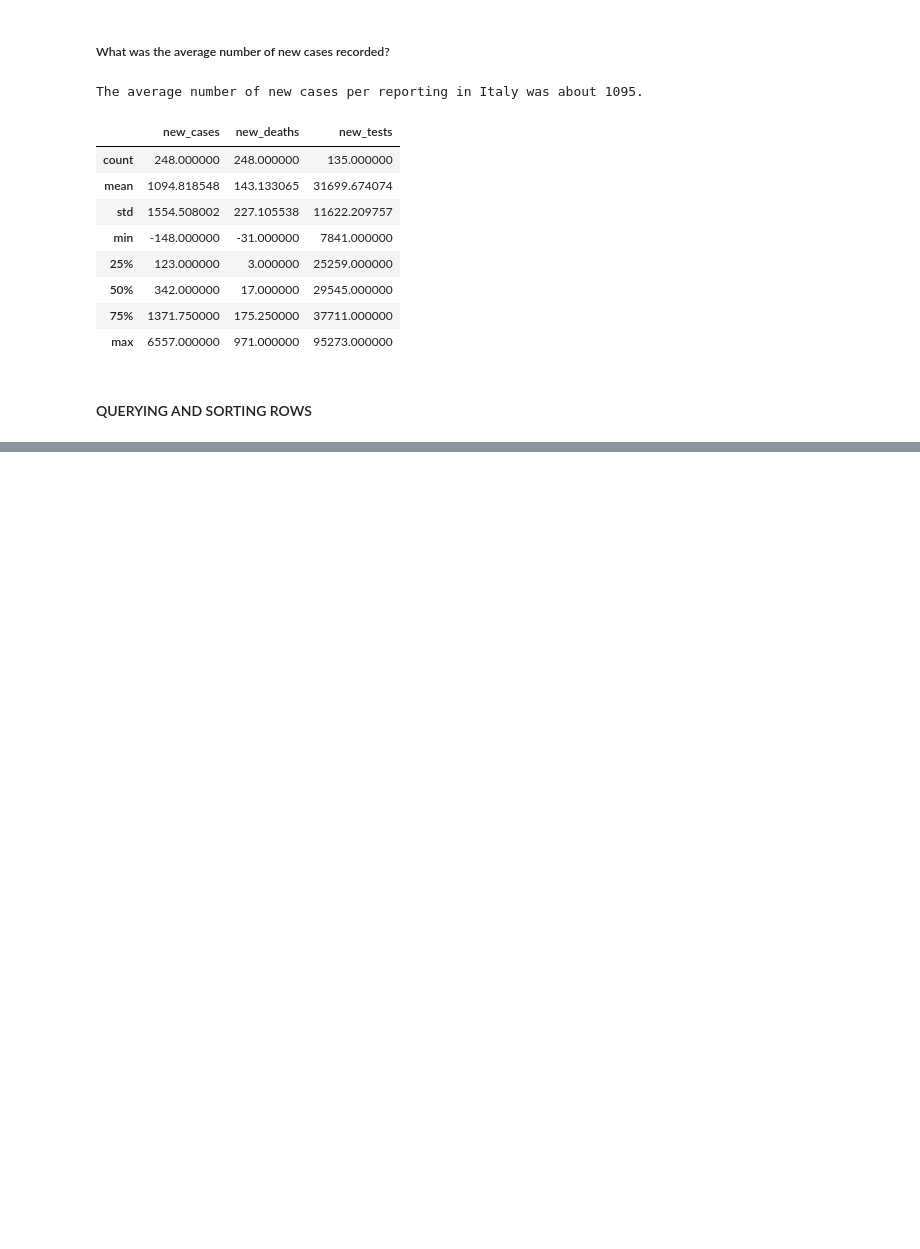
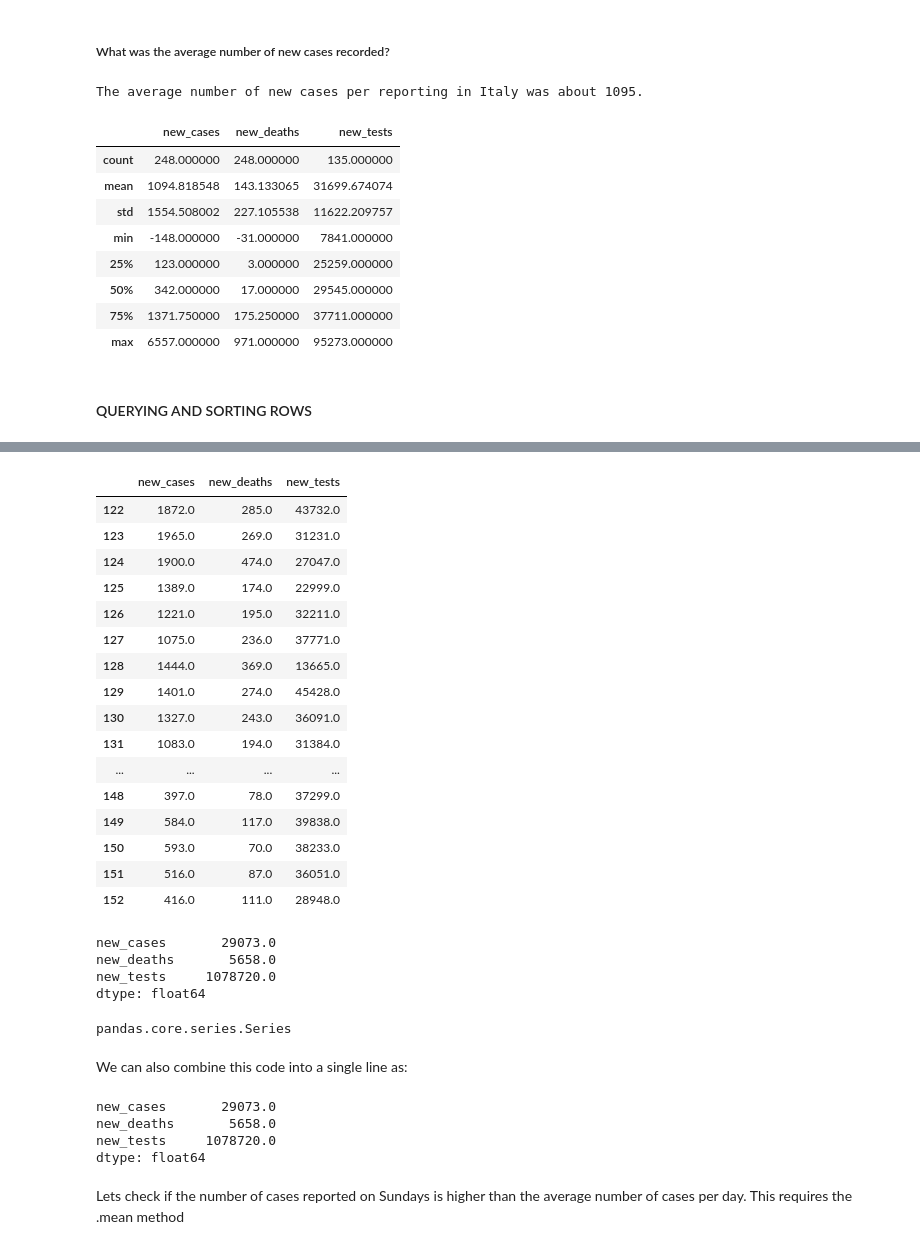
Before and after one commit to veronicasb/data_analysis, a Jupyter notebook: lesson4_analyzing_data.ipynb, the cells around one changed output, grey strips where cells are left out. Cells and saved outputs as stored; diff of their text form; code cells hidden in the pictures; blank space fills up the shorter version.

```diff
--- a/lesson4_analyzing_data.ipynb
+++ b/lesson4_analyzing_data.ipynb
@@ -327,0 +600,42 @@ covid_df.describe()
+# %%
+covid_df_may_metrics
+# %% [output]
+|  | new_cases | new_deaths | new_tests |
+| 122 | 1872.0 | 285.0 | 43732.0 |
+| 123 | 1965.0 | 269.0 | 31231.0 |
+| 124 | 1900.0 | 474.0 | 27047.0 |
+| 125 | 1389.0 | 174.0 | 22999.0 |
+| 126 | 1221.0 | 195.0 | 32211.0 |
+| 127 | 1075.0 | 236.0 | 37771.0 |
+| 128 | 1444.0 | 369.0 | 13665.0 |
+| 129 | 1401.0 | 274.0 | 45428.0 |
+| 130 | 1327.0 | 243.0 | 36091.0 |
+| 131 | 1083.0 | 194.0 | 31384.0 |
+| ... | ... | ... | ... |
+| 148 | 397.0 | 78.0 | 37299.0 |
+| 149 | 584.0 | 117.0 | 39838.0 |
+| 150 | 593.0 | 70.0 | 38233.0 |
+| 151 | 516.0 | 87.0 | 36051.0 |
+| 152 | 416.0 | 111.0 | 28948.0 |
+# %%
+covid_may_totals
+# %% [output]
+new_cases       29073.0
+new_deaths       5658.0
+new_tests     1078720.0
+dtype: float64
+# %%
+type(covid_may_totals)
+# %% [output]
+pandas.core.series.Series
+# %% [markdown]
+We can also combine this code into a single line as:
+# %%
+covid_df[covid_df.month == 5][['new_cases', 'new_deaths', 'new_tests']].sum()
+# %% [output]
+new_cases       29073.0
+new_deaths       5658.0
+new_tests     1078720.0
+dtype: float64
+# %% [markdown]
+Lets check if the number of cases reported on Sundays is higher than the average number of cases per day. This requires the .mean method
```
Also changed, not shown: parts of 37 cells of this notebook.
